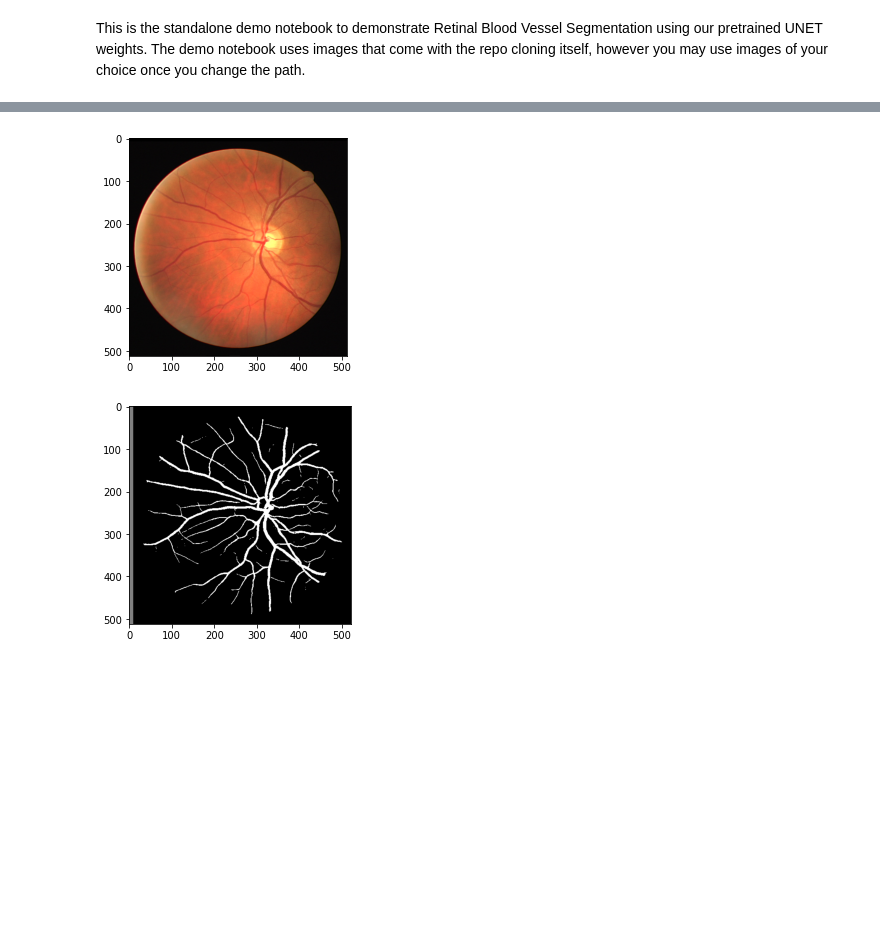
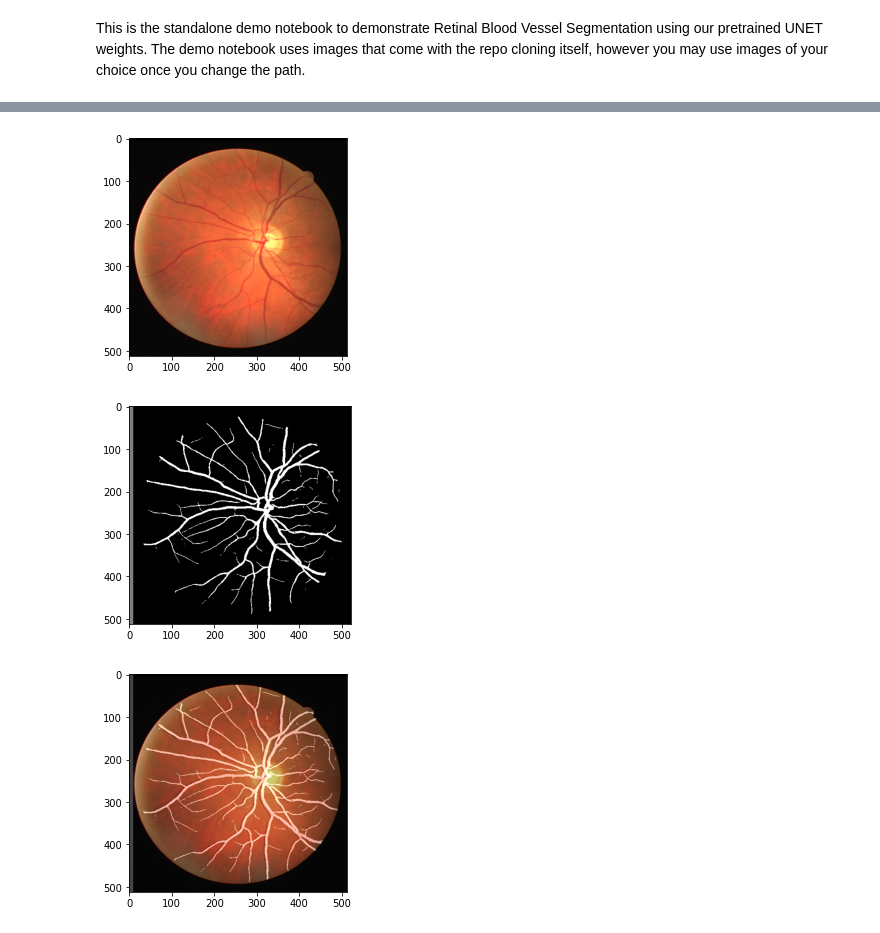
Before and after one commit to srijarkoroy/segRetino, a Jupyter notebook: demo/seg_retino_demo.ipynb, the cells around one changed output, grey strips where cells are left out. Saved outputs shown, nothing was run; the diff lists cells and outputs as text; code cells hidden in the pictures; blank space fills up the shorter version.

```diff
--- a/demo/seg_retino_demo.ipynb
+++ b/demo/seg_retino_demo.ipynb
@@ -93,13 +98,14 @@ FPS:  189.2821878243603
 # %%
-import matplotlib.pyplot as plt
-from PIL import Image
-
 img = Image.open('/content/segRetino/results/input/input3.png')
-res = Image.open('/content/result.png')
+seg = Image.open('/content/output3.png')
+blend = Image.open('/content/blend3.png')
 plt.imshow(img)
 plt.show()
-plt.imshow(res)
+plt.imshow(seg)
 plt.show()
+plt.imshow(blend)
+plt.show()
 # %% [output]
 [figure]
 [figure]
+[figure, added]
```
Also changed, not shown: parts of 8 cells of this notebook.
